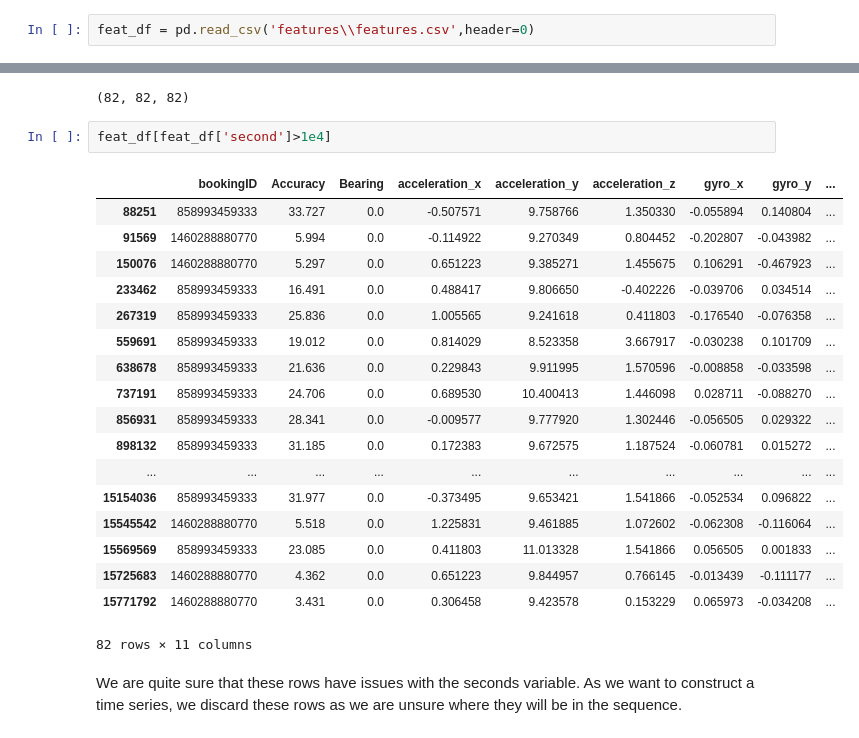
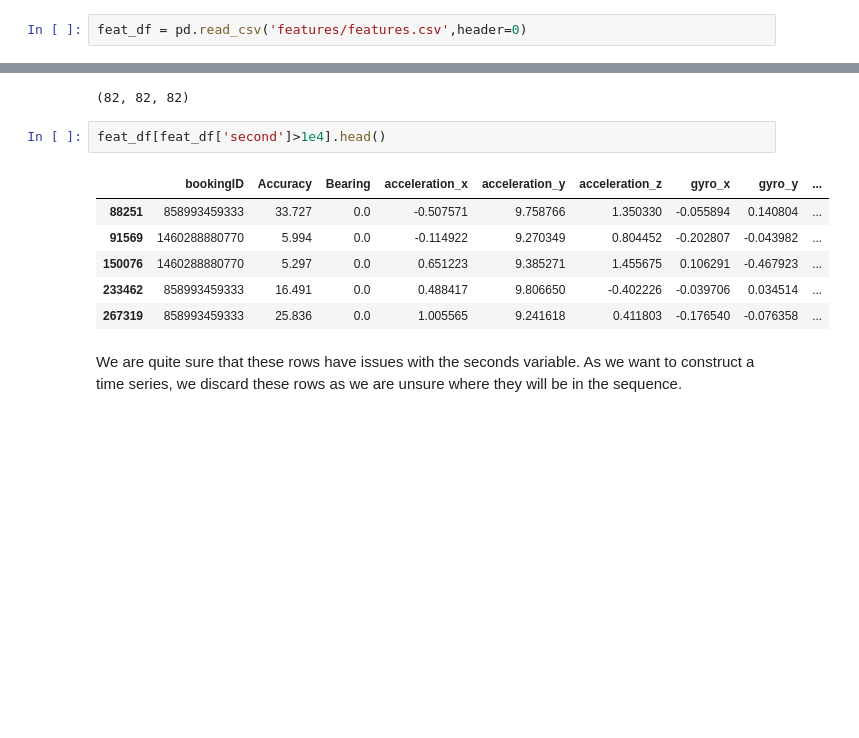
Before and after one commit to angshenting/grab-safety, a Jupyter notebook: Safety.ipynb, the cells around one changed output, grey strips where cells are left out. Cells and saved outputs as stored; diff of their text form; blank space fills up the shorter version.

```diff
--- a/Safety.ipynb
+++ b/Safety.ipynb
@@ -60,4 +68,4 @@ Name: label, dtype: int64
 # %% [markdown]
 ## 1.2 Features Distribution
 # %%
-feat_df = pd.read_csv('features\\features.csv',header=0)
+feat_df = pd.read_csv('features/features.csv',header=0)
@@ -109,26 +121,14 @@ np.sum(feat_df['second']>1e4), np.sum(feat_df['second']>1e5), np.sum(feat_df['se
 # %% [output]
 (82, 82, 82)
 # %%
-feat_df[feat_df['second']>1e4]
+feat_df[feat_df['second']>1e4].head()
 # %% [output]
 |  | bookingID | Accuracy | Bearing | acceleration_x | acceleration_y | acceleration_z | gyro_x | gyro_y | ... |
 | 88251 | 858993459333 | 33.727 | 0.0 | -0.507571 | 9.758766 | 1.350330 | -0.055894 | 0.140804 | ... |
 | 91569 | 1460288880770 | 5.994 | 0.0 | -0.114922 | 9.270349 | 0.804452 | -0.202807 | -0.043982 | ... |
 | 150076 | 1460288880770 | 5.297 | 0.0 | 0.651223 | 9.385271 | 1.455675 | 0.106291 | -0.467923 | ... |
 | 233462 | 858993459333 | 16.491 | 0.0 | 0.488417 | 9.806650 | -0.402226 | -0.039706 | 0.034514 | ... |
 | 267319 | 858993459333 | 25.836 | 0.0 | 1.005565 | 9.241618 | 0.411803 | -0.176540 | -0.076358 | ... |
-| 559691 | 858993459333 | 19.012 | 0.0 | 0.814029 | 8.523358 | 3.667917 | -0.030238 | 0.101709 | ... |
-| 638678 | 858993459333 | 21.636 | 0.0 | 0.229843 | 9.911995 | 1.570596 | -0.008858 | -0.033598 | ... |
-| 737191 | 858993459333 | 24.706 | 0.0 | 0.689530 | 10.400413 | 1.446098 | 0.028711 | -0.088270 | ... |
-| 856931 | 858993459333 | 28.341 | 0.0 | -0.009577 | 9.777920 | 1.302446 | -0.056505 | 0.029322 | ... |
-| 898132 | 858993459333 | 31.185 | 0.0 | 0.172383 | 9.672575 | 1.187524 | -0.060781 | 0.015272 | ... |
-| ... | ... | ... | ... | ... | ... | ... | ... | ... | ... |
-| 15154036 | 858993459333 | 31.977 | 0.0 | -0.373495 | 9.653421 | 1.541866 | -0.052534 | 0.096822 | ... |
-| 15545542 | 1460288880770 | 5.518 | 0.0 | 1.225831 | 9.461885 | 1.072602 | -0.062308 | -0.116064 | ... |
-| 15569569 | 858993459333 | 23.085 | 0.0 | 0.411803 | 11.013328 | 1.541866 | 0.056505 | 0.001833 | ... |
-| 15725683 | 1460288880770 | 4.362 | 0.0 | 0.651223 | 9.844957 | 0.766145 | -0.013439 | -0.111177 | ... |
-| 15771792 | 1460288880770 | 3.431 | 0.0 | 0.306458 | 9.423578 | 0.153229 | 0.065973 | -0.034208 | ... |
-82 rows × 11 columns
 # %% [markdown]
 We are quite sure that these rows have issues with the seconds variable. As we want to construct a time series, we discard these rows as we are unsure where they will be in the sequence.
 # %%
```
Also changed, not shown: parts of 26 cells of this notebook.
